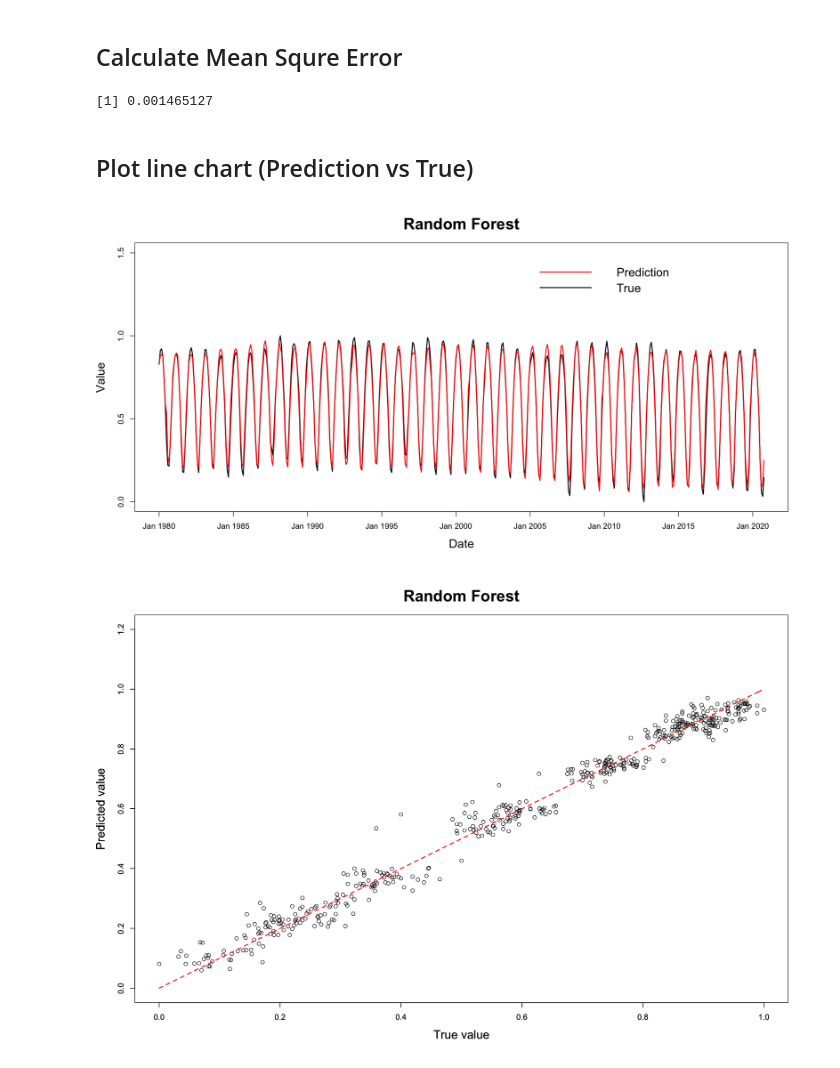
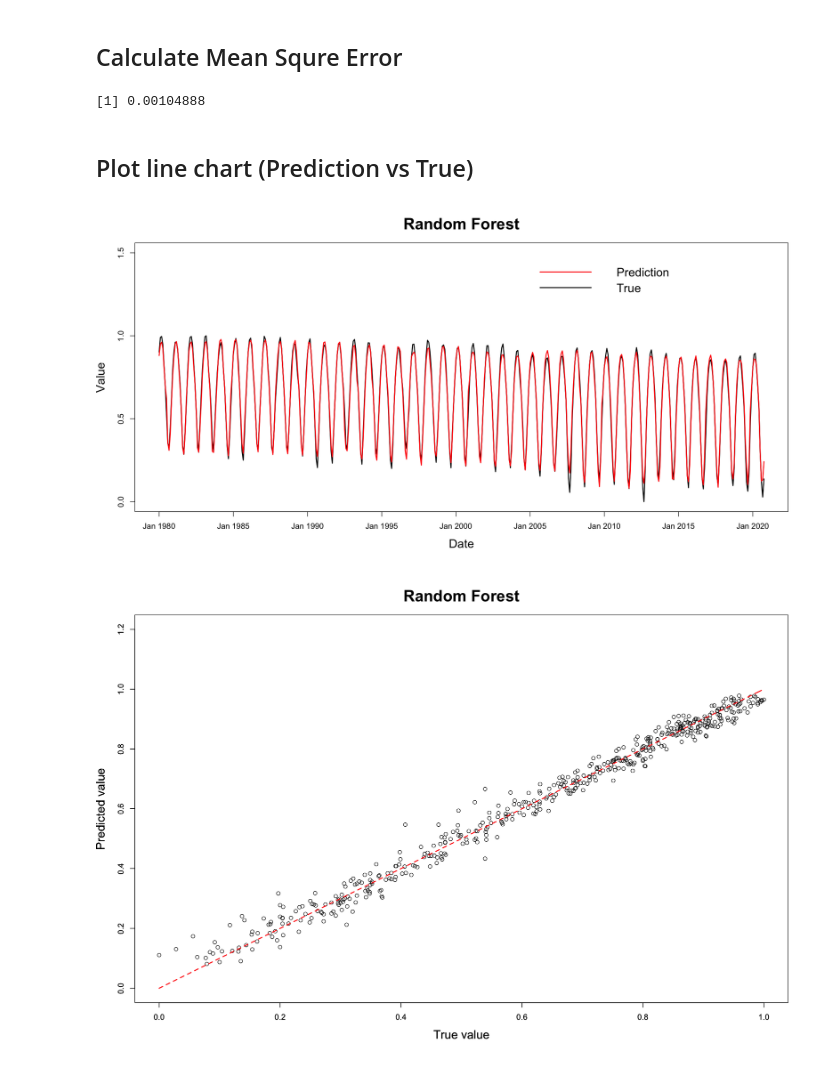
Before and after one commit to theiresearch/ArcticSeaIce, a Jupyter notebook: 4.2-Random_Forest.ipynb, the cells around one changed output. Saved outputs shown, nothing was run; the diff lists cells and outputs as text; code cells hidden in the pictures.

Commit message:
rf for Extent

```diff
--- a/4.2-Random_Forest.ipynb
+++ b/4.2-Random_Forest.ipynb
@@ -45,7 +45,7 @@ prediction <- as.data.frame(
         # print(test) # if needed
 
         # random forest (mtry = 5 and ntree = 200)
-        model <- randomForest(Area~Rainfall+Daylight+Population+CO2+Ozone
+        model <- randomForest(Extent~Rainfall+Daylight+Population+CO2+Ozone
                               +OceanTemperature_NorthernHemisphere
                               +LandTemperature_NorthernHemisphere
                               +MinTemperature_NorthSlopeAlaska
@@ -66,11 +66,11 @@ result <- as.data.frame(cbind(arctic[,c(1,5)],pred_gather))
 # %% [markdown]
 ## Calculate Mean Squre Error
 # %%
-result["R^2"] <- ((result$Area-result$prediction)^2)
+result["R^2"] <- ((result$Extent-result$prediction)^2)
 mse <- sum(result$`R^2`)/490
 print(mse)
 # %% [output]
-[1] 0.001465127
+[1] 0.00104888
 # %% [markdown]
 ## Plot line chart (Prediction vs True)
 # %%
@@ -78,7 +78,7 @@ print(mse)
 options(repr.plot.width=15, repr.plot.height=7.5)
 
 # plot
-plot(result$observation,result$Area,type ='l',ylim = c(0,1.5),lwd = '2',
+plot(result$observation,result$Extent,type ='l',ylim = c(0,1.5),lwd = '2',
      xlab = "Date", ylab = "Value",xaxt='n',cex.lab = 1.5)
 
 # attributes of prediction lines
@@ -95,17 +95,17 @@ title(main = list("Random Forest", cex = 2, col = "black", font = 2))
 legend("topright",inset=.05,c("Prediction","True"),
        bty = 'n',lty=c(1, 1),col=c("red", "black"),lwd =c(2, 2),cex = 1.5)
 # %% [output]
-[figure, old version]
+[figure, new version]
 # %%
 # figure size
 options(repr.plot.width=15, repr.plot.height=10)
 
-plot(result$Area, result$prediction,xlim = c(0,1.0), ylim = c(0,1.2),
+plot(result$Extent, result$prediction,xlim = c(0,1.0), ylim = c(0,1.2),
      xlab = "True value", ylab = "Predicted value",cex.lab = 1.5)
 par(new = TRUE)
 curve(x+0,0,1,bty="l",xlim = c(0,1.0), ylim = c(0,1.2),
       col=c("red"),lwd =c(2),lty=c(2),xlab = "True value", ylab = "Predicted value",cex.lab=1.5)
 # title
 title(main = list("Random Forest", cex = 2, col = "black", font = 2))
 # %% [output]
-[figure, old version]
+[figure, new version]
```
